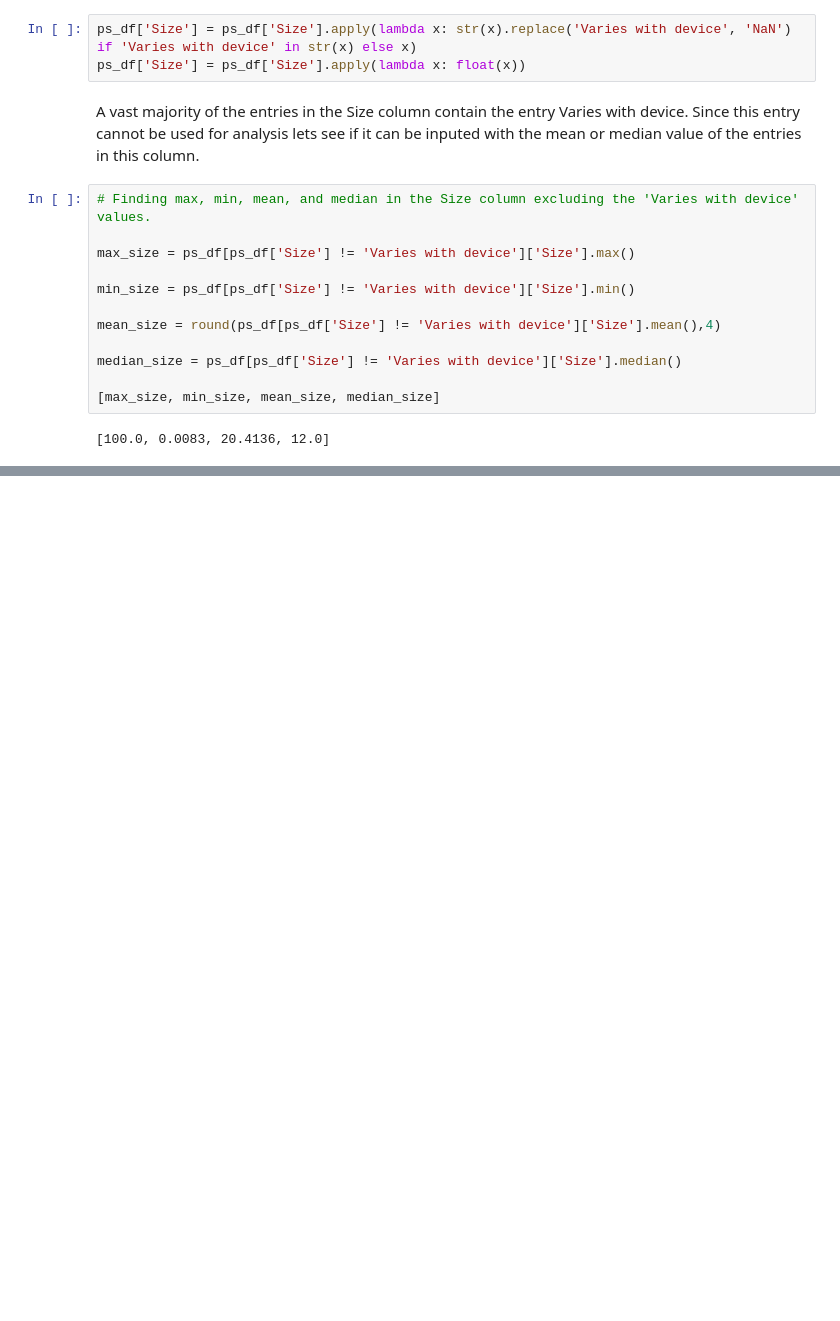
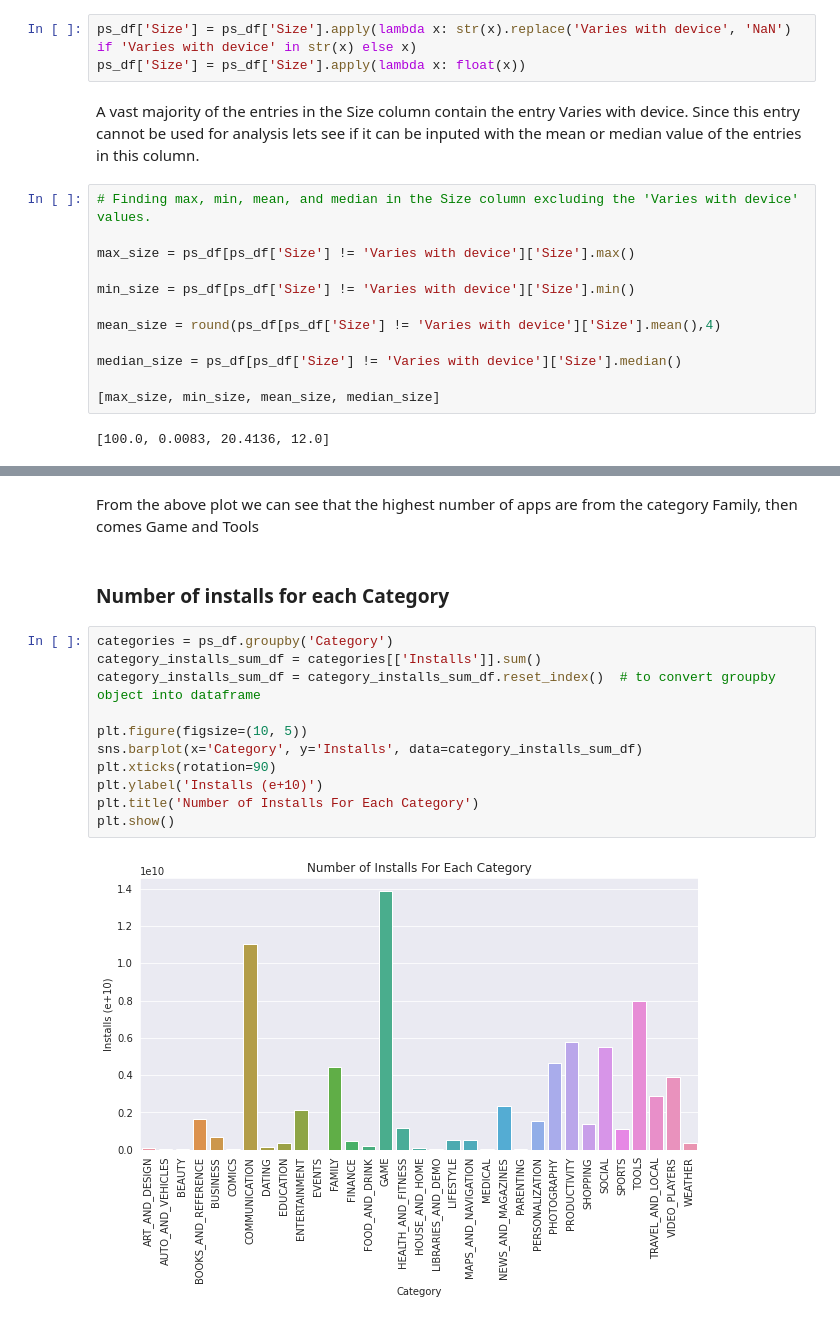
Before and after one commit to sumaiyasiddiqa/Play-store-app-review-analysis, a Jupyter notebook: Play_Store_App_Review_Analysis_(Sumaiya_Siddiqa).ipynb, the cells around one changed output, grey strips where cells are left out. Drawn from its saved outputs; the diff is of its cells as text; blank space fills up the shorter version.

```diff
--- a/Play_Store_App_Review_Analysis_(Sumaiya_Siddiqa).ipynb
+++ b/Play_Store_App_Review_Analysis_(Sumaiya_Siddiqa).ipynb
@@ -615,0 +733,17 @@ median_size = ps_df[ps_df['Size'] != 'Varies with device']['Size'].median()
+# %% [markdown]
+From the above plot we can see that the highest number of apps are from the category Family, then comes Game and Tools
+# %% [markdown]
+### **Number of installs for each Category**
+# %%
+categories = ps_df.groupby('Category')
+category_installs_sum_df = categories[['Installs']].sum()
+category_installs_sum_df = category_installs_sum_df.reset_index()  # to convert groupby object into dataframe
+
+plt.figure(figsize=(10, 5))
+sns.barplot(x='Category', y='Installs', data=category_installs_sum_df)
+plt.xticks(rotation=90)
+plt.ylabel('Installs (e+10)')
+plt.title('Number of Installs For Each Category')
+plt.show()
+# %% [output]
+[figure, added]
```
Also changed, not shown: parts of 25 cells of this notebook.
